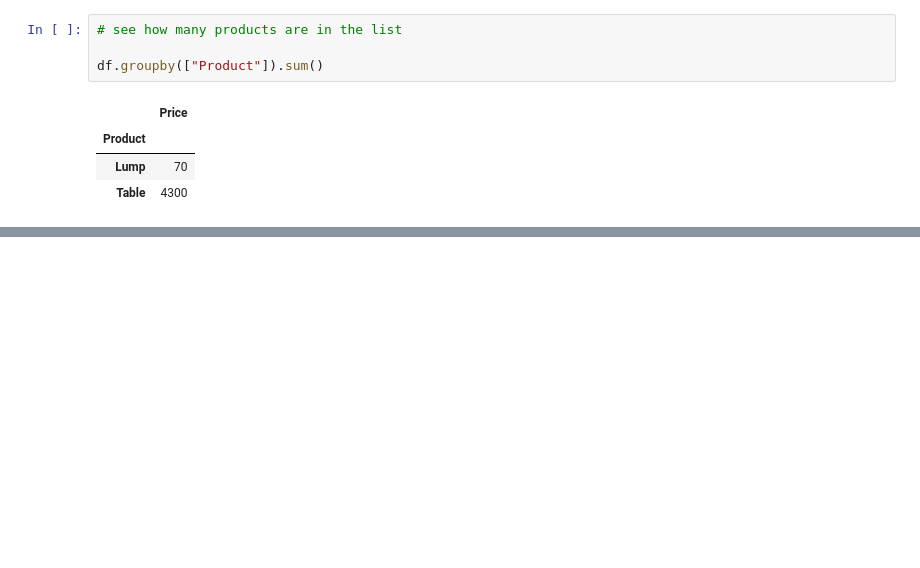
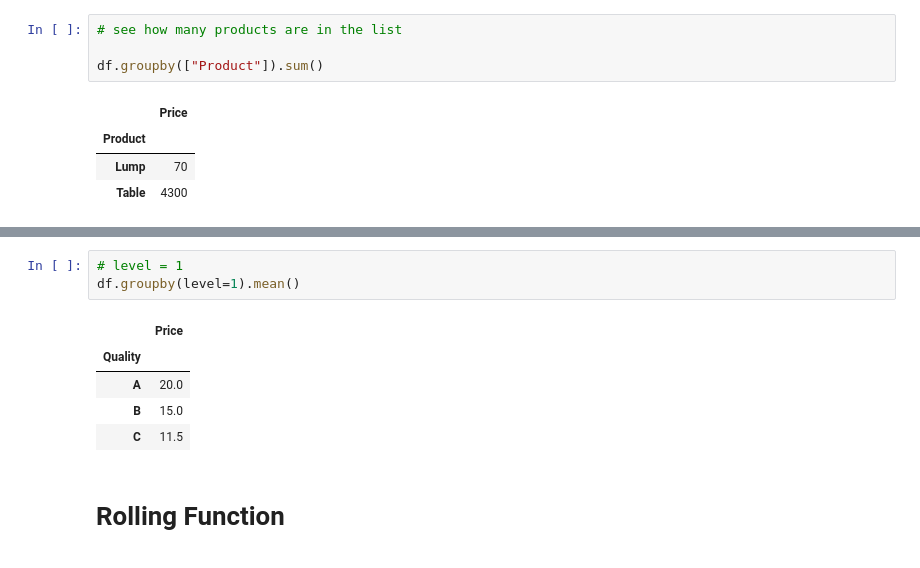
Before and after one commit to mirpouya/Basics-of-ML, a Jupyter notebook: Intermediate_Pandas.ipynb, the cells around one changed output, grey strips where cells are left out. Cells and saved outputs as stored; diff of their text form; blank space fills up the shorter version.

Commit message:
rolling function

```diff
--- a/Intermediate_Pandas.ipynb
+++ b/Intermediate_Pandas.ipynb
@@ -563,0 +622,11 @@ df.groupby(["Product"]).sum()
+# %%
+# level = 1
+df.groupby(level=1).mean()
+# %% [output]
+|  | Price |
+| Quality |  |
+| A | 20.0 |
+| B | 15.0 |
+| C | 11.5 |
+# %% [markdown]
+**<h1> Rolling Function </h1>**
```
Also changed, not shown: parts of 6 cells of this notebook.
